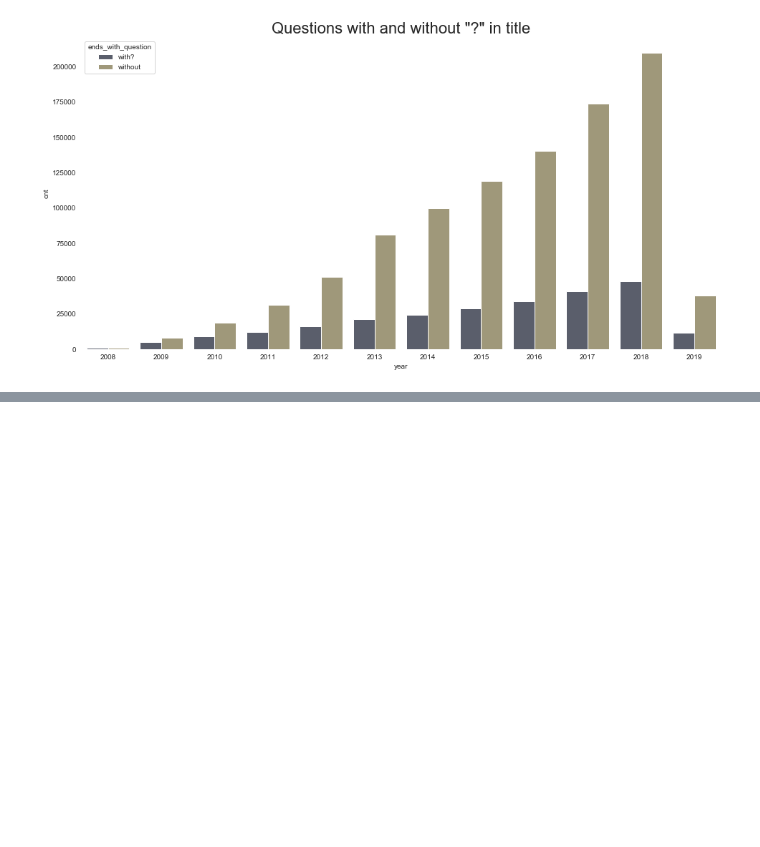
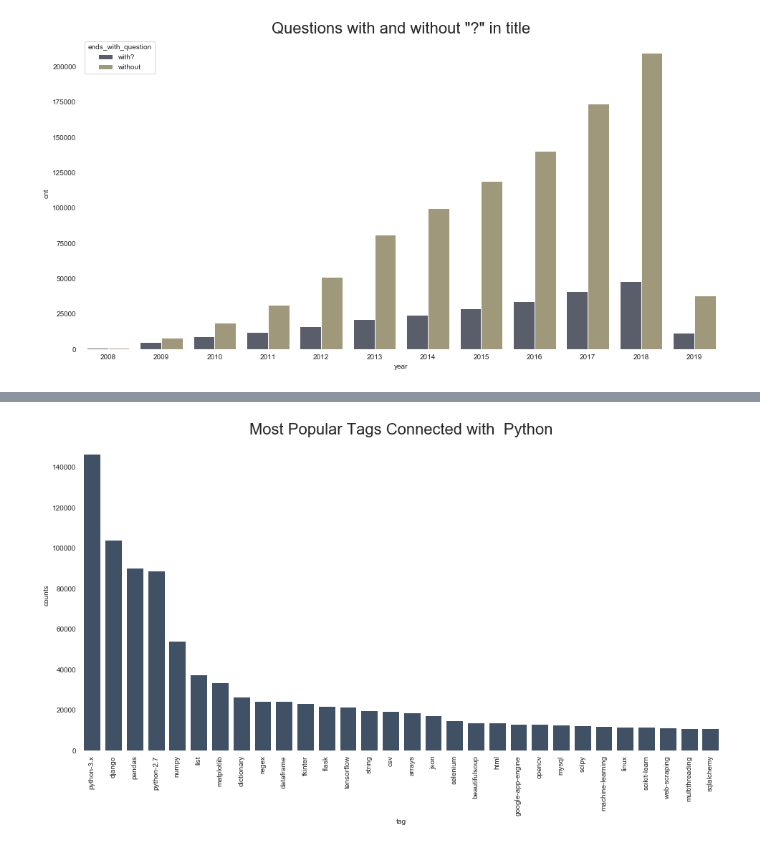
Before and after one commit to JakubPluta/EDA-ML, a Jupyter notebook: BigQuery.ipynb, the cells around one changed output, grey strips where cells are left out. Cells and saved outputs as stored; diff of their text form; code cells hidden in the pictures; blank space fills up the shorter version.

```diff
--- a/BigQuery.ipynb
+++ b/BigQuery.ipynb
@@ -265,0 +284,10 @@ plt.title('Questions with and without "?" in title',fontsize=22);
+# %%
+tags = '''
+    select id, tags,EXTRACT(YEAR FROM creation_date) year
+        from `bigquery-public-data.stackoverflow.posts_questions`
+            where
+            tags like '%python%'
+'''
+df5 = client.query(tags).to_dataframe()
+
+df5.head()
@@ -265,0 +301,11 @@ plt.title('Questions with and without "?" in title',fontsize=22);
+# %%
+rows_list = []
+for _, rows in df5.iterrows():
+    tag = rows.tags.split('|')
+    for t in tag:
+        if t != 'python':
+            row = {'question_id': rows.id, 'tag': t}
+            rows_list.append(row)
+tags_per_question = pd.DataFrame(rows_list)
+tag_count = tags_per_question.groupby('tag').count().sort_values(by='question_id', ascending=False).rename(columns={'question_id':'counts'})
+tag_count.head(30)
@@ -265,0 +319,8 @@ plt.title('Questions with and without "?" in title',fontsize=22);
+# %%
+plt.figure(figsize=(16,8))
+sns.barplot(x=tag_count.index[0:30], y=tag_count.counts[0:30],palette=['#3A506B']);
+plt.xticks(rotation=90);
+sns.despine(top=True, right=True, left=True, bottom=True, offset=None, trim=False)
+plt.title('Most Popular Tags Connected with  Python', fontsize=22);
+# %% [output]
+[figure, added]
```
Also changed, not shown: parts of 4 cells of this notebook.
